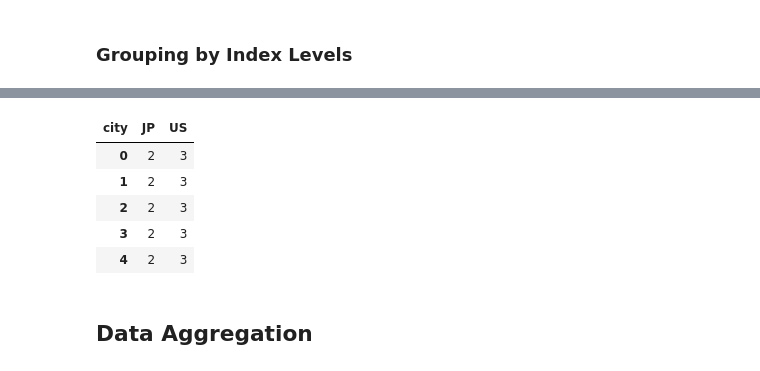
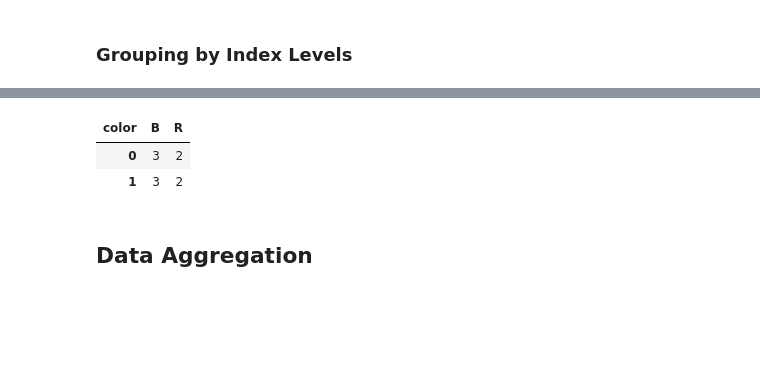
Before and after one commit to hugolu/learn-python, a Jupyter notebook: python-for-data-analysis/ch09-data-aggregation-and-group-operations.ipynb, the cells around one changed output, grey strips where cells are left out. Drawn from its saved outputs; the diff is of its cells as text; code cells hidden in the pictures; blank space fills up the shorter version.

```diff
--- a/python-for-data-analysis/ch09-data-aggregation-and-group-operations.ipynb
+++ b/python-for-data-analysis/ch09-data-aggregation-and-group-operations.ipynb
@@ -176,11 +187,11 @@ people.groupby(lambda x: x[0]).sum()
 # %% [markdown]
 ### Grouping by Index Levels
 # %%
+# 创建 column 阶层
 columns = pd.MultiIndex.from_arrays(
-    [['US','US','US','JP','JP'],
-    [1,3,5,1,3]], names=['city', 'tenor'])
+    [['B','B','B','R','R'], [1,3,5,1,3]],
+    names=['color', 'num'])
 
-hier_df = DataFrame(np.arange(25).reshape((5,5)),
-                   columns=columns)
+hier_df = DataFrame(randn(2,5), columns=columns)
 hier_df
 # %% [output]
@@ -194,12 +202,10 @@ hier_df
 # %%
-hier_df.groupby(level='city', axis=1).count()
+# 根据指定 level 分组
+hier_df.groupby(level='color', axis=1).count()
 # %% [output]
-| city | JP | US |
-| 0 | 2 | 3 |
-| 1 | 2 | 3 |
-| 2 | 2 | 3 |
-| 3 | 2 | 3 |
-| 4 | 2 | 3 |
+| color | B | R |
+| 0 | 3 | 2 |
+| 1 | 3 | 2 |
 # %% [markdown]
 ## Data Aggregation
 # %%
```
Also changed, not shown: parts of 66 cells of this notebook, 2 other files.
